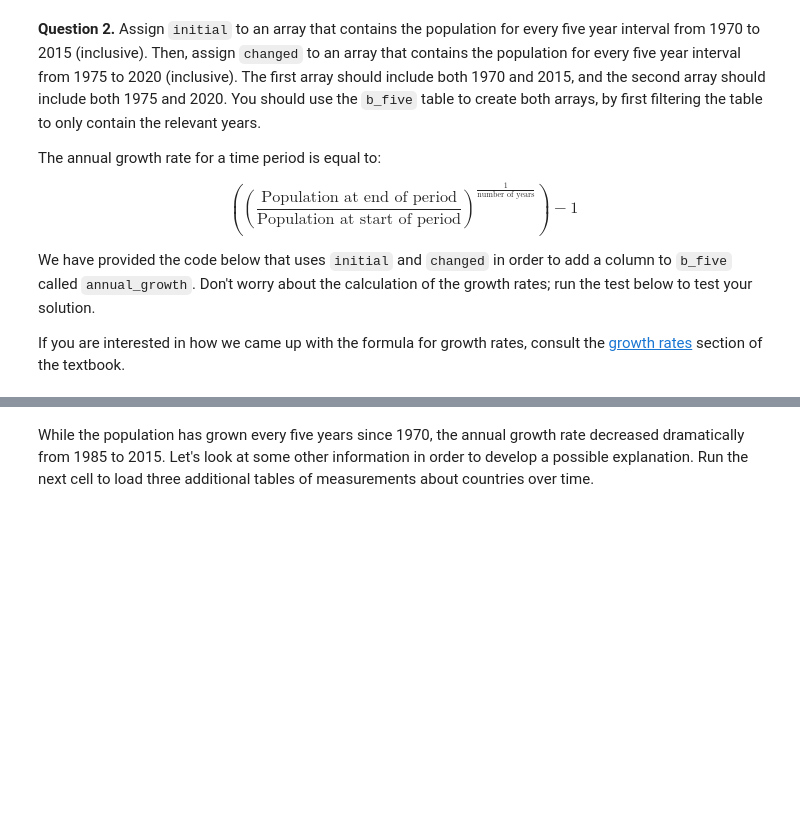
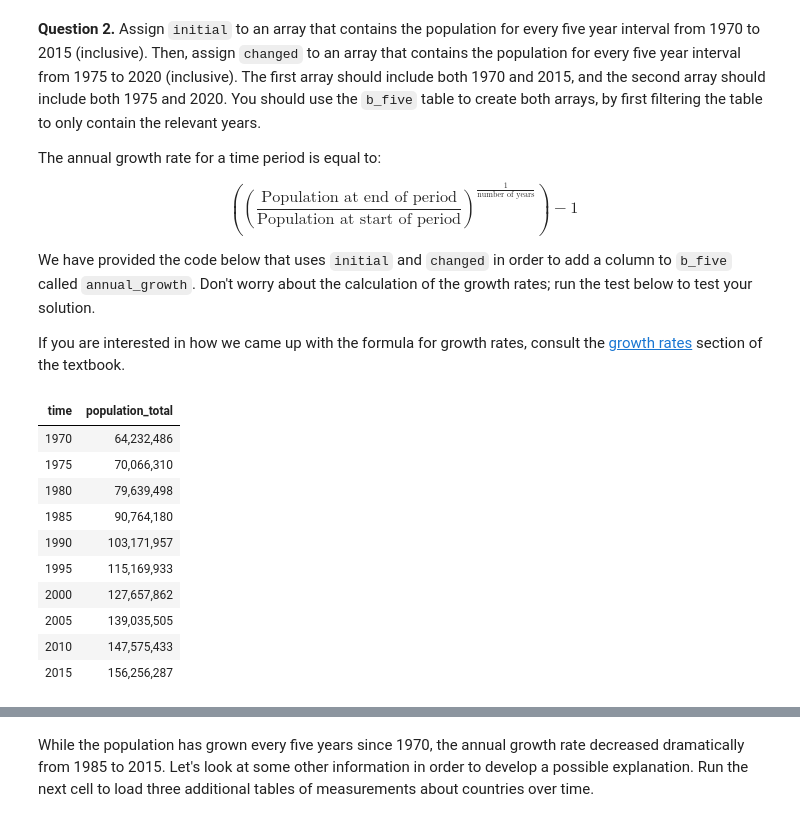
Before and after one commit to lochnes-007/WorldProgress, a Jupyter notebook: project1.ipynb, the cells around one changed output, grey strips where cells are left out. Saved outputs shown, nothing was run; the diff lists cells and outputs as text; code cells hidden in the pictures; blank space fills up the shorter version.

```diff
--- a/project1.ipynb
+++ b/project1.ipynb
@@ -119,4 +174,19 @@ $$\left(\left(\frac{\text{Population at end of period}}{\text{Population at star
 We have provided the code below that uses  `initial` and `changed` in order to add a column to `b_five` called `annual_growth`. Don't worry about the calculation of the growth rates; run the test below to test your solution.
 
 If you are interested in how we came up with the formula for growth rates, consult the [growth rates](https://inferentialthinking.com/chapters/03/2/1/Growth.html) section of the textbook.
+# %%
+initial = b_five.take(np.arange(0,10,1))
+initial
+# %% [output]
+| time | population_total |
+| 1970 | 64,232,486 |
+| 1975 | 70,066,310 |
+| 1980 | 79,639,498 |
+| 1985 | 90,764,180 |
+| 1990 | 103,171,957 |
+| 1995 | 115,169,933 |
+| 2000 | 127,657,862 |
+| 2005 | 139,035,505 |
+| 2010 | 147,575,433 |
+| 2015 | 156,256,287 |
 # %%
```
Also changed, not shown: parts of 11 cells of this notebook, 1 other file.
